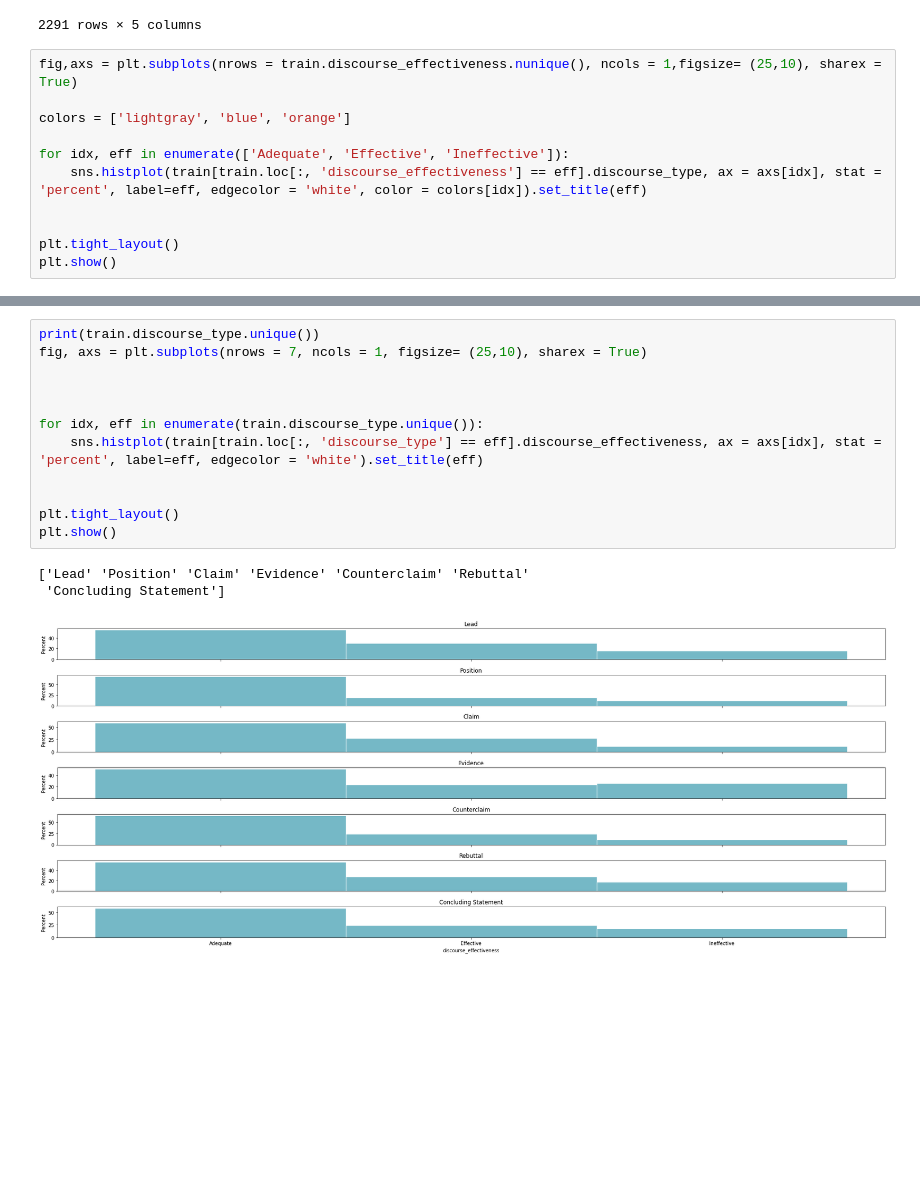
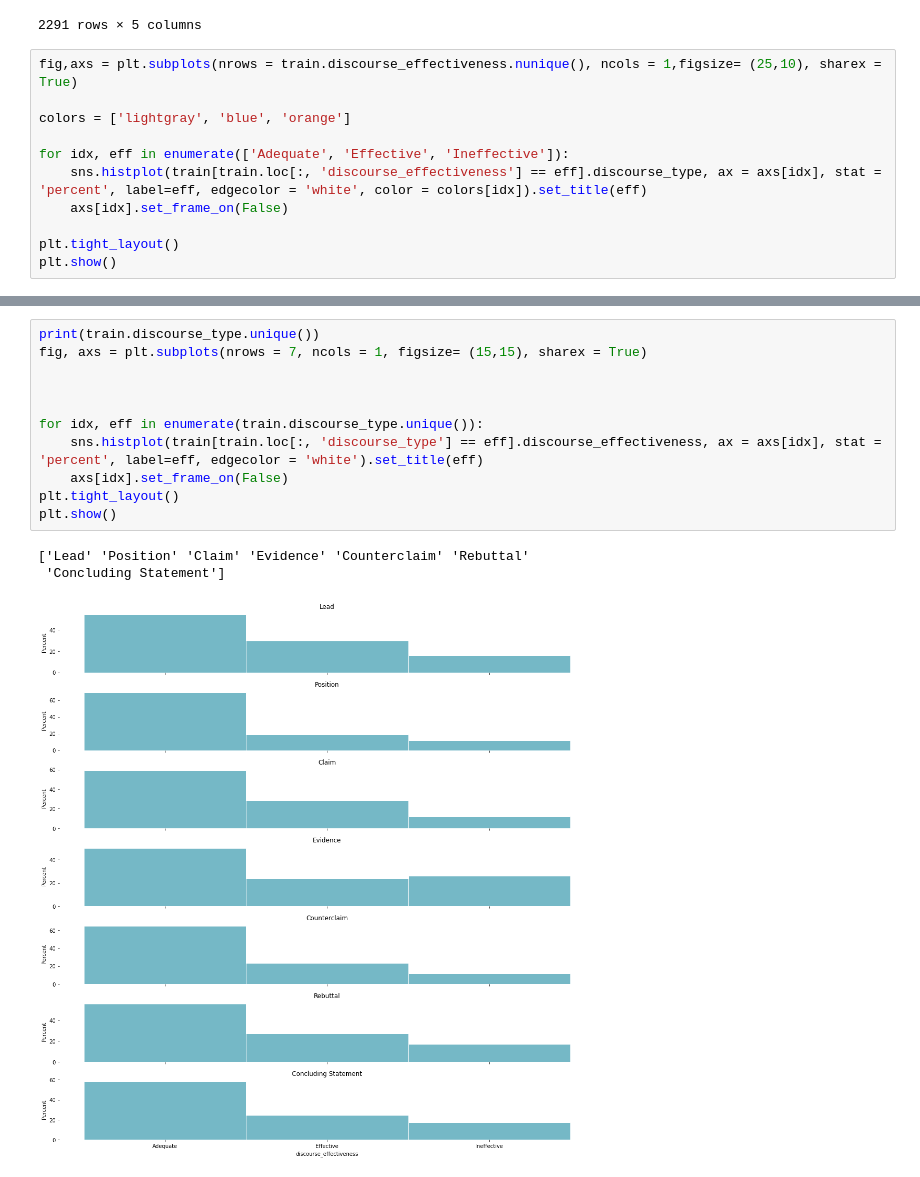
Before and after one commit to tripnv/fbp-kaggle, a Jupyter notebook: eda.ipynb, the cells around one changed output, grey strips where cells are left out. Cells and saved outputs as stored; diff of their text form; blank space fills up the shorter version.

Commit message:
continued spelling mistake exploration; updated most of the charts

```diff
--- a/eda.ipynb
+++ b/eda.ipynb
@@ -287,7 +292,7 @@ colors = ['lightgray', 'blue', 'orange']
 
 for idx, eff in enumerate(['Adequate', 'Effective', 'Ineffective']):
     sns.histplot(train[train.loc[:, 'discourse_effectiveness'] == eff].discourse_type, ax = axs[idx], stat = 'percent', label=eff, edgecolor = 'white', color = colors[idx]).set_title(eff)
-
+    axs[idx].set_frame_on(False)
 
 plt.tight_layout()
 plt.show()
@@ -296,17 +301,16 @@ plt.show()
 # %%
 print(train.discourse_type.unique())
-fig, axs = plt.subplots(nrows = 7, ncols = 1, figsize= (25,10), sharex = True)
+fig, axs = plt.subplots(nrows = 7, ncols = 1, figsize= (15,15), sharex = True)
 
 
 
 for idx, eff in enumerate(train.discourse_type.unique()):
     sns.histplot(train[train.loc[:, 'discourse_type'] == eff].discourse_effectiveness, ax = axs[idx], stat = 'percent', label=eff, edgecolor = 'white').set_title(eff)
-
-
+    axs[idx].set_frame_on(False)
 plt.tight_layout()
 plt.show()
 # %% [output]
 ['Lead' 'Position' 'Claim' 'Evidence' 'Counterclaim' 'Rebuttal'
  'Concluding Statement']
-[figure, old version]
+[figure, new version]
 # %%
```
Also changed, not shown: parts of 32 cells of this notebook.
